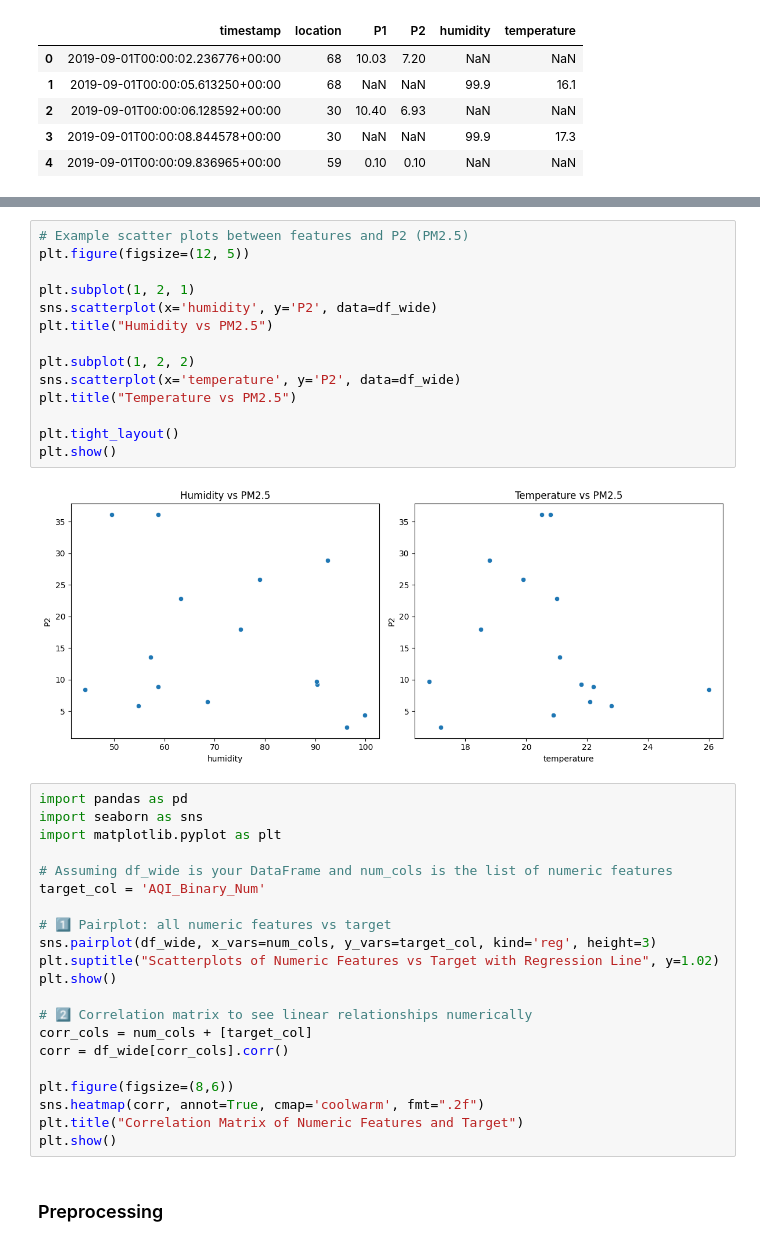
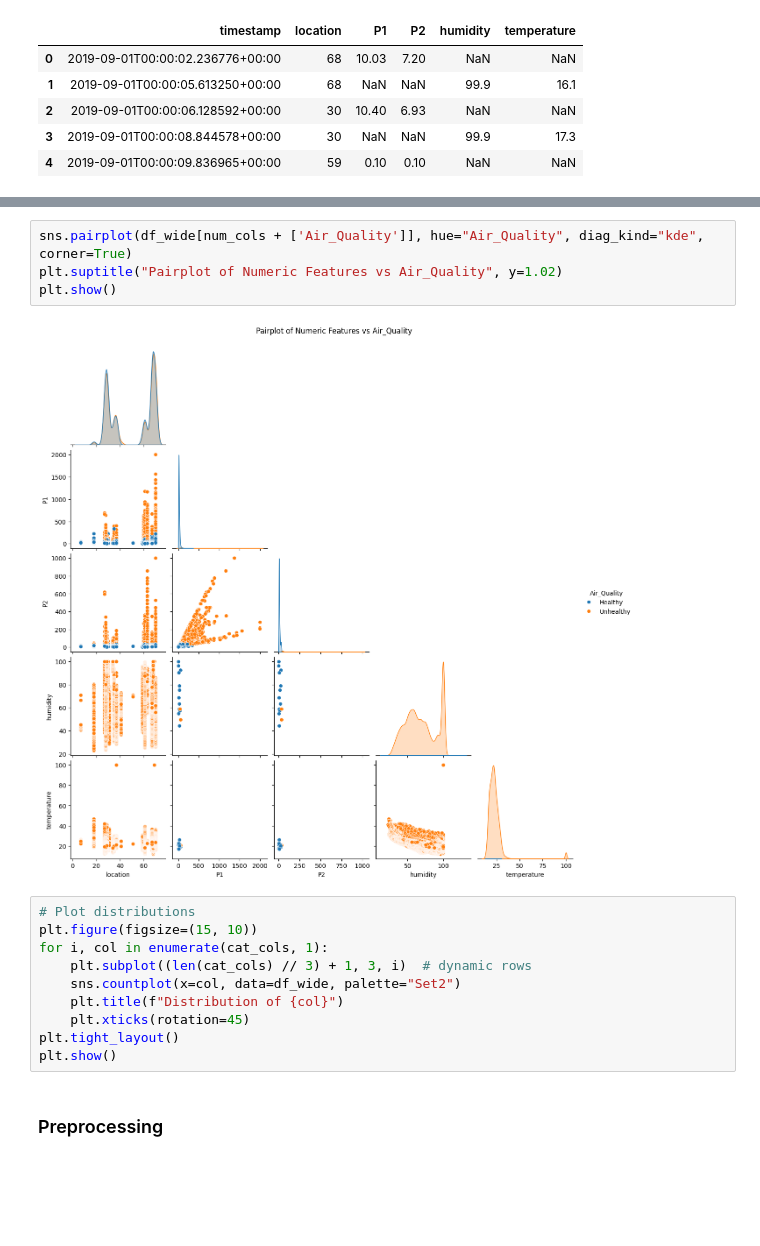
Before and after one commit to j-o-y-14/Air_Quality_Forecasting, a Jupyter notebook: Air_Quality.ipynb, the cells around one changed output, grey strips where cells are left out. Cells and saved outputs as stored; diff of their text form; blank space fills up the shorter version.

Commit message:
add a new line

```diff
--- a/Air_Quality.ipynb
+++ b/Air_Quality.ipynb
@@ -261,40 +233,19 @@ plt.show()
-# %%
-# Example scatter plots between features and P2 (PM2.5)
-plt.figure(figsize=(12, 5))
-
-plt.subplot(1, 2, 1)
-sns.scatterplot(x='humidity', y='P2', data=df_wide)
-plt.title("Humidity vs PM2.5")
-
-plt.subplot(1, 2, 2)
-sns.scatterplot(x='temperature', y='P2', data=df_wide)
-plt.title("Temperature vs PM2.5")
-
-plt.tight_layout()
-plt.show()
-# %% [output]
-[figure, removed]
-# %%
-import pandas as pd
-import seaborn as sns
-import matplotlib.pyplot as plt
-
-# Assuming df_wide is your DataFrame and num_cols is the list of numeric features
-target_col = 'AQI_Binary_Num'
-
-# 1️⃣ Pairplot: all numeric features vs target
-sns.pairplot(df_wide, x_vars=num_cols, y_vars=target_col, kind='reg', height=3)
-plt.suptitle("Scatterplots of Numeric Features vs Target with Regression Line", y=1.02)
-plt.show()
-
-# 2️⃣ Correlation matrix to see linear relationships numerically
-corr_cols = num_cols + [target_col]
-corr = df_wide[corr_cols].corr()
-
-plt.figure(figsize=(8,6))
-sns.heatmap(corr, annot=True, cmap='coolwarm', fmt=".2f")
-plt.title("Correlation Matrix of Numeric Features and Target")
-plt.show()
+# %%
+sns.pairplot(df_wide[num_cols + ['Air_Quality']], hue="Air_Quality", diag_kind="kde", corner=True)
+plt.suptitle("Pairplot of Numeric Features vs Air_Quality", y=1.02)
+plt.show()
+# %% [output]
+[figure, added]
+# %%
+# Plot distributions
+plt.figure(figsize=(15, 10))
+for i, col in enumerate(cat_cols, 1):
+    plt.subplot((len(cat_cols) // 3) + 1, 3, i)  # dynamic rows
+    sns.countplot(x=col, data=df_wide, palette="Set2")
+    plt.title(f"Distribution of {col}")
+    plt.xticks(rotation=45)
+plt.tight_layout()
+plt.show()
 # %% [markdown]
 ### Preprocessing
 # %%
```
Also changed, not shown: parts of 67 cells of this notebook, 6 other files.
